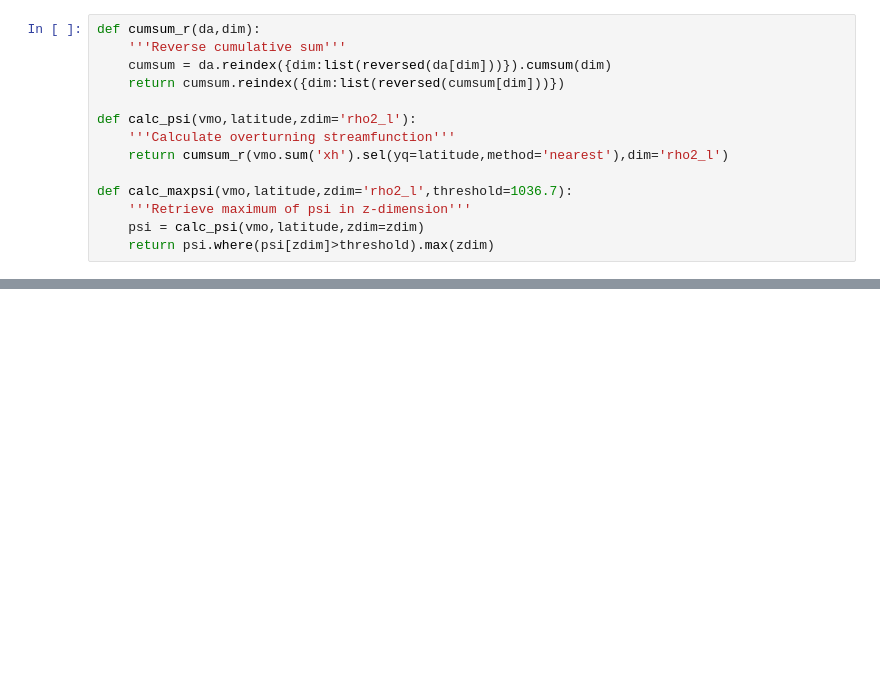
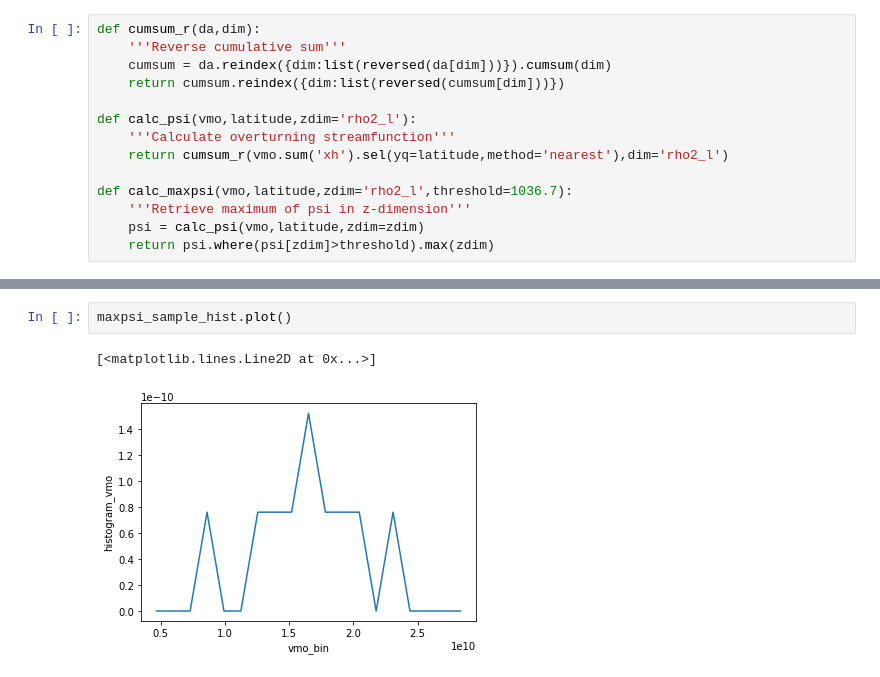
Before and after one commit to gmacgilchrist/esm4ppe_dev, a Jupyter notebook: notebooks/dev_startyears.ipynb, the cells around one changed output, grey strips where cells are left out. Cells and saved outputs as stored; diff of their text form; blank space fills up the shorter version.

```diff
--- a/notebooks/dev_startyears.ipynb
+++ b/notebooks/dev_startyears.ipynb
@@ -157,0 +151,5 @@ Coordinates:
+# %%
+maxpsi_sample_hist.plot()
+# %% [output]
+[<matplotlib.lines.Line2D at 0x...>]
+[figure, added]
```
Also changed, not shown: parts of 18 cells of this notebook.
